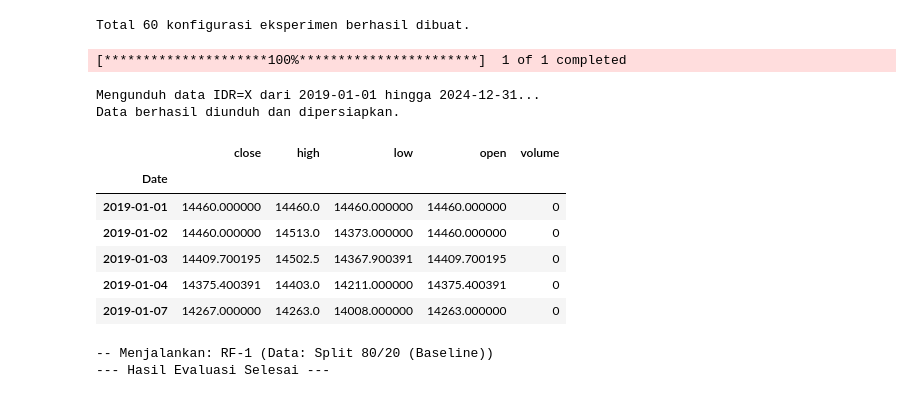
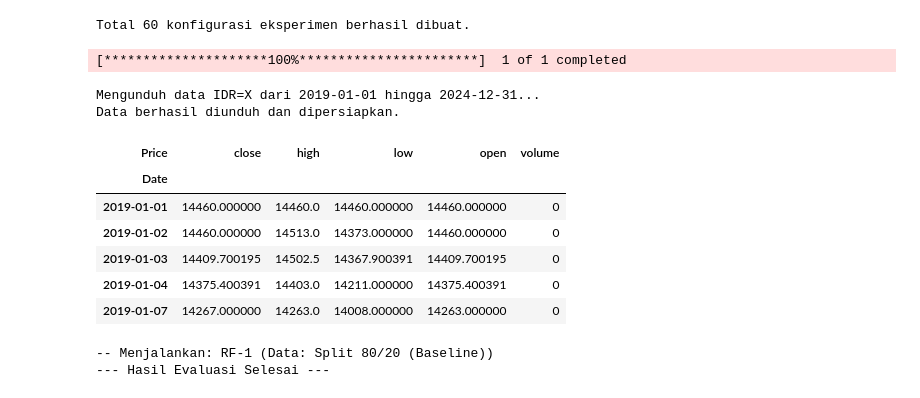
Before and after one commit to Blauzaa/UTS_ML, a Jupyter notebook: RF-XGB-SVR.ipynb, the cells around one changed output. Cells and saved outputs as stored; diff of their text form; code cells hidden in the pictures.

```diff
--- a/RF-XGB-SVR.ipynb
+++ b/RF-XGB-SVR.ipynb
@@ -465,25 +443,30 @@ Total 60 konfigurasi eksperimen berhasil dibuat.
 # %%
 ticker = "IDR=X"
 start_date = "2019-01-01"
 end_date = "2024-12-31"
 
 print(f"Mengunduh data {ticker} dari {start_date} hingga {end_date}...")
 raw_data = yf.download(ticker, start=start_date, end=end_date)
 
+# Penanganan nama kolom yang lebih robust
 if isinstance(raw_data.columns, pd.MultiIndex):
-    raw_data.columns = [c[0].lower() for c in raw_data.columns]
+    raw_data.columns = raw_data.columns.get_level_values(0).str.lower()
 else:
-    raw_data.columns = [c.lower() for c in raw_data.columns]
+    raw_data.columns = raw_data.columns.str.lower()
 
+# Ganti spasi di nama kolom jika ada (misal 'adj close' -> 'adj_close')
+raw_data.columns = raw_data.columns.str.replace(' ', '_')
+
+# Mengisi nilai yang hilang (jika ada, misal karena hari libur)
 raw_data.ffill(inplace=True)
 
 print("Data berhasil diunduh dan dipersiapkan.")
 display(raw_data.head())
 # %% [output]
 [*********************100%***********************]  1 of 1 completed
 Mengunduh data IDR=X dari 2019-01-01 hingga 2024-12-31...
 Data berhasil diunduh dan dipersiapkan.
-|  | close | high | low | open | volume |
+| Price | close | high | low | open | volume |
 | Date |  |  |  |  |  |
 | 2019-01-01 | 14460.000000 | 14460.0 | 14460.000000 | 14460.000000 | 0 |
 | 2019-01-02 | 14460.000000 | 14513.0 | 14373.000000 | 14460.000000 | 0 |
```
Also changed, not shown: parts of 8 cells of this notebook, 8 other files.
